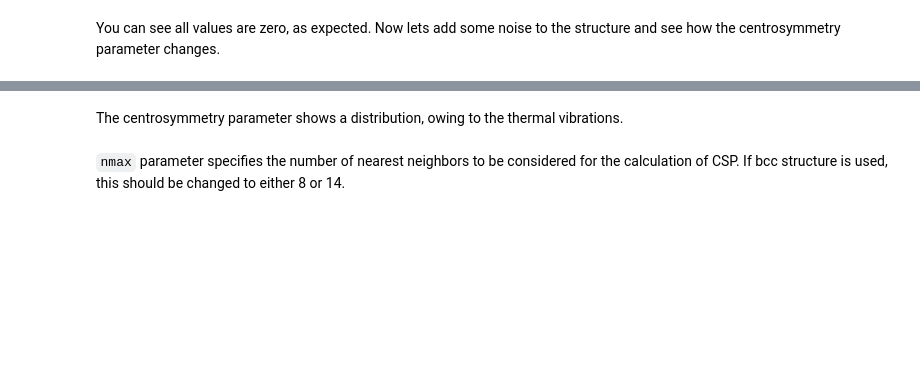
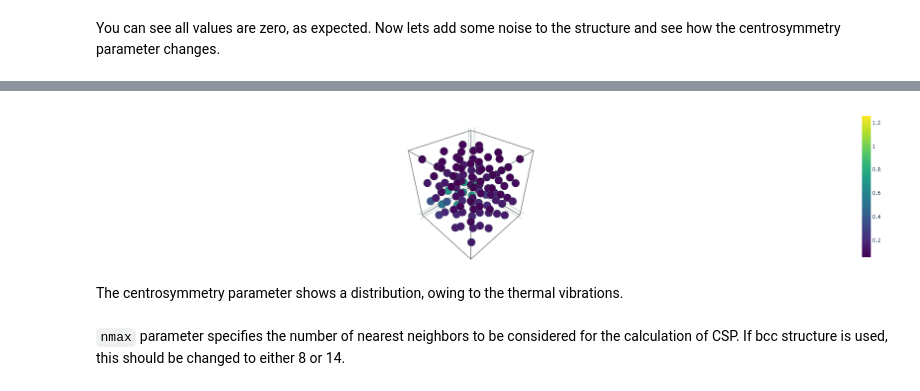
Before and after one commit to pyscal/pyscal3, a Jupyter notebook: examples/12_centrosymmetry_parameter.ipynb, the cells around one changed output, grey strips where cells are left out. Drawn from its saved outputs; the diff is of its cells as text; code cells hidden in the pictures; blank space fills up the shorter version.

```diff
--- a/examples/12_centrosymmetry_parameter.ipynb
+++ b/examples/12_centrosymmetry_parameter.ipynb
@@ -36,3 +43,7 @@ plt.plot(csm, 'o')
+# %%
+sys.show.continuous_property(sys.atoms.centrosymmetry)
+# %% [output]
+[figure, added]
 # %% [markdown]
 The centrosymmetry parameter shows a distribution, owing to the thermal vibrations.
 # %% [markdown]
```
Also changed, not shown: parts of 4 cells of this notebook, 18 other files.
